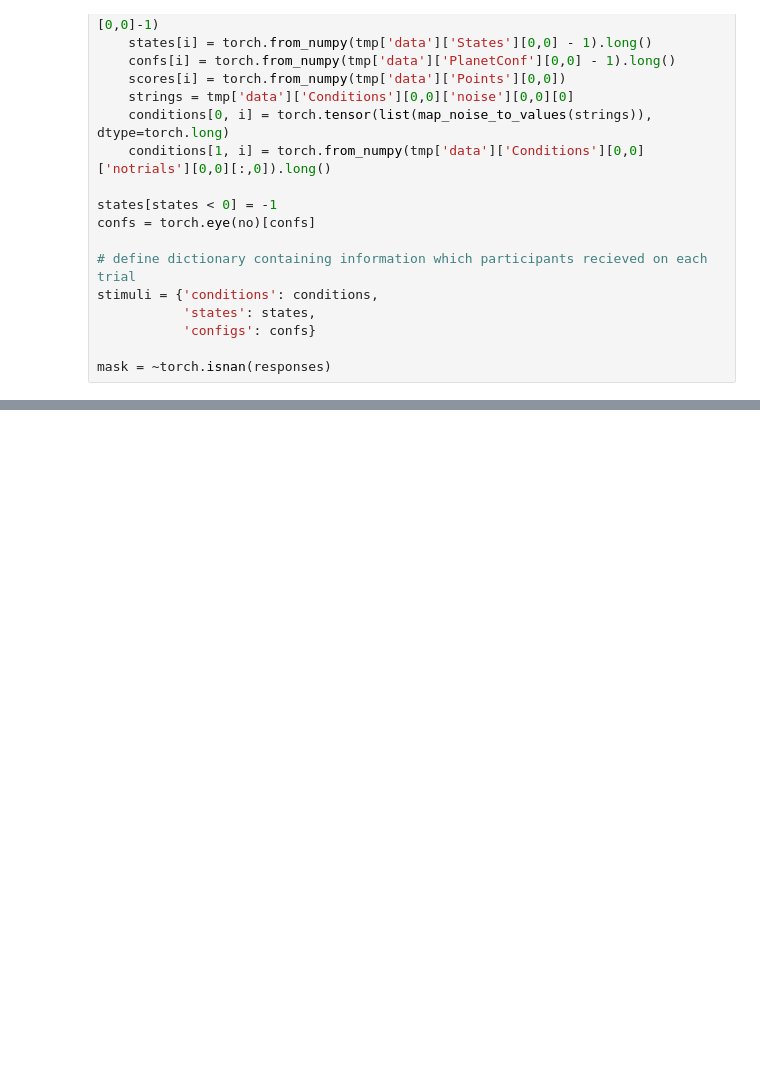
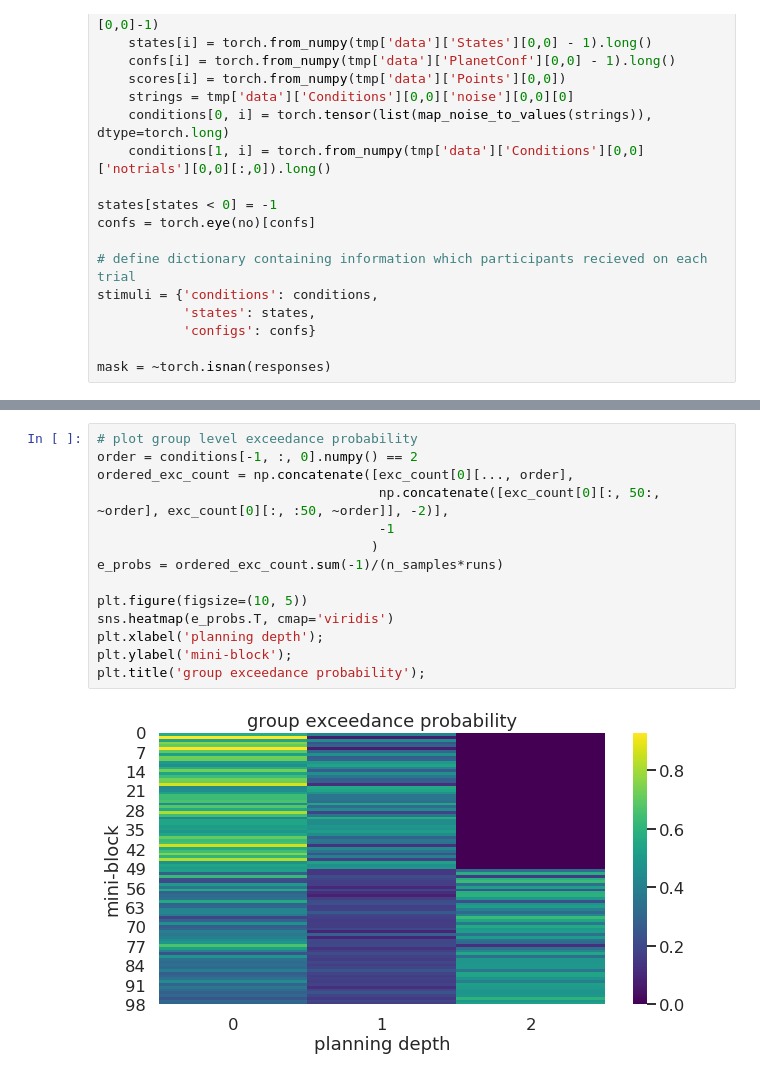
Before and after one commit to jeffensen/plandepth, a Jupyter notebook: notebooks/fitting_model_to_behaviour.ipynb, the cells around one changed output, grey strips where cells are left out. Saved outputs shown, nothing was run; the diff lists cells and outputs as text; blank space fills up the shorter version.

```diff
--- a/notebooks/fitting_model_to_behaviour.ipynb
+++ b/notebooks/fitting_model_to_behaviour.ipynb
@@ -179,0 +211,16 @@ RuntimeError: invalid multinomial distribution (encountering probability entry <
+# %%
+# plot group level exceedance probability
+order = conditions[-1, :, 0].numpy() == 2
+ordered_exc_count = np.concatenate([exc_count[0][..., order],
+                                    np.concatenate([exc_count[0][:, 50:, ~order], exc_count[0][:, :50, ~order]], -2)],
+                                    -1
+                                   )
+e_probs = ordered_exc_count.sum(-1)/(n_samples*runs)
+
+plt.figure(figsize=(10, 5))
+sns.heatmap(e_probs.T, cmap='viridis')
+plt.xlabel('planning depth');
+plt.ylabel('mini-block');
+plt.title('group exceedance probability');
+# %% [output]
+[figure, added]
```
Also changed, not shown: parts of 11 cells of this notebook, 2 other files.
